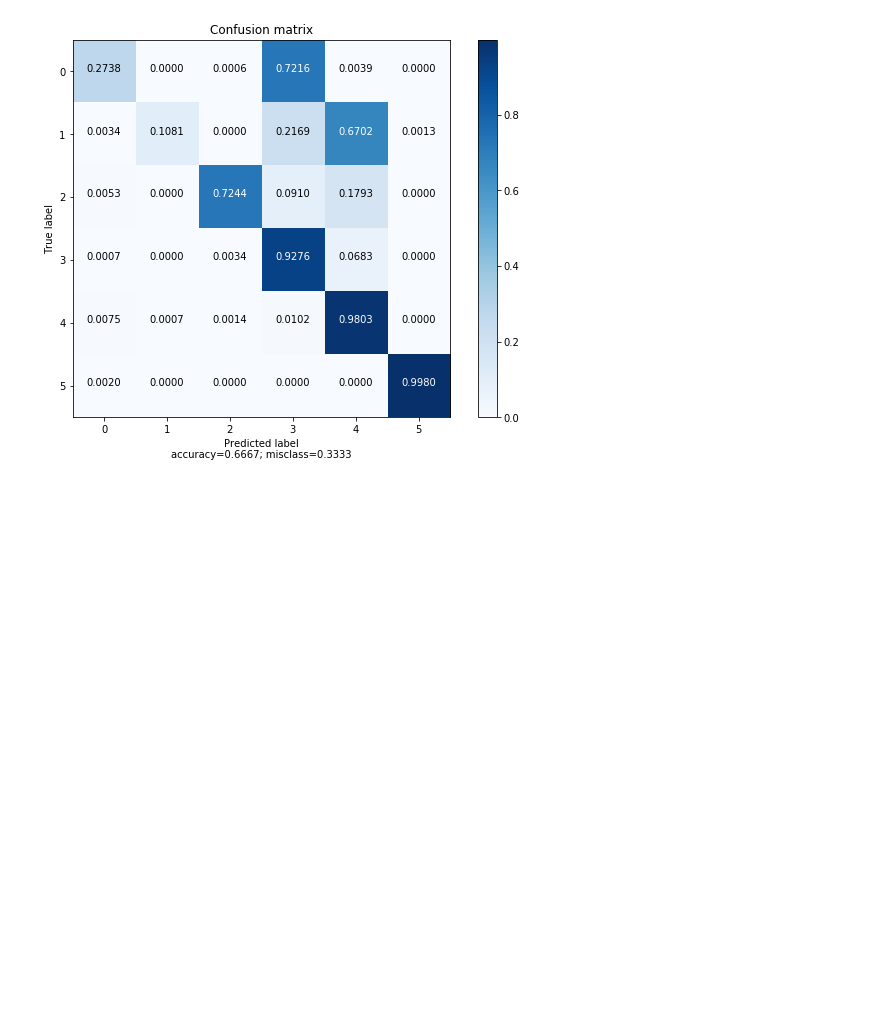
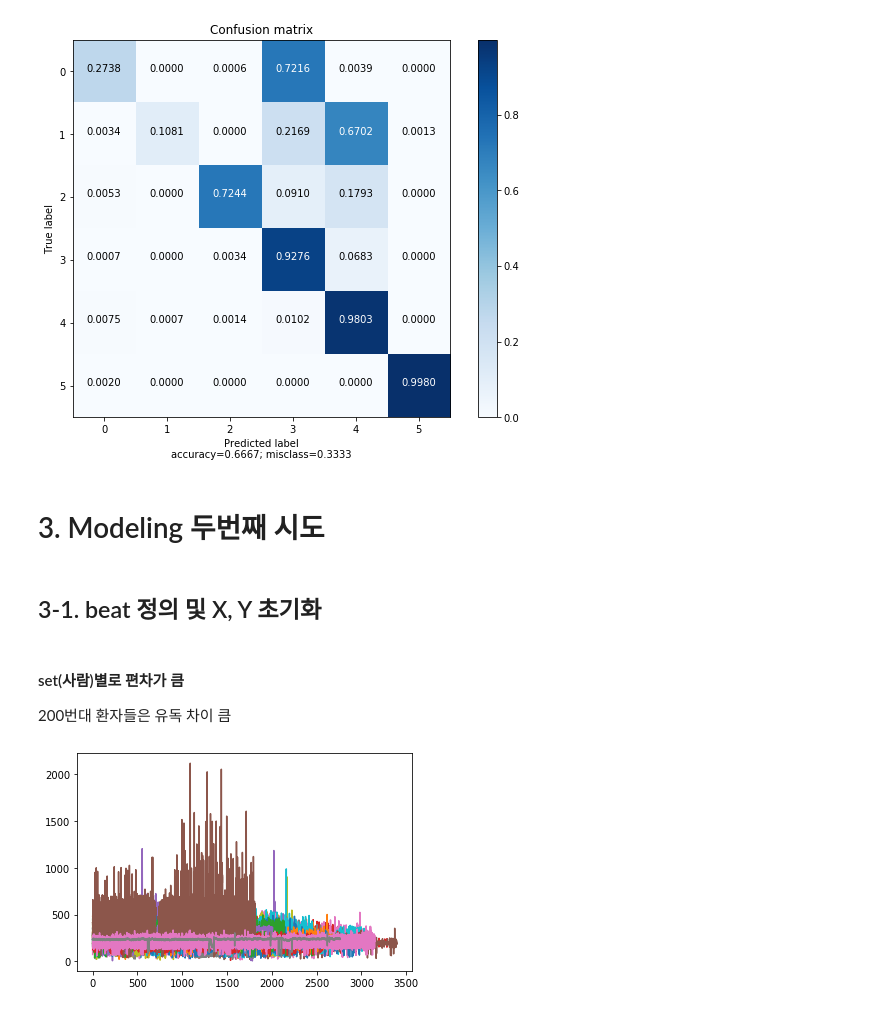
Before and after one commit to FrancisBacon95/ECG-Signal-Beat-type-Classifier, a Jupyter notebook: Classification_of_ECG_signals.ipynb, the cells around one changed output. Drawn from its saved outputs; the diff is of its cells as text; code cells hidden in the pictures; blank space fills up the shorter version.

```diff
--- a/Classification_of_ECG_signals.ipynb
+++ b/Classification_of_ECG_signals.ipynb
@@ -8,7 +8,7 @@ import matplotlib.pyplot as plt
 # %% [markdown]
 ## 1-1. hyper-parameter 정의
 # %%
-path="C:/Users/franc/OneDrive/바탕 화면/(록스)mitbih_database/"
+path="./(록스)mitbih_database/"
 window_size=160
 maximum_counting=10000
 
@@ -288,3 +284,55 @@ def plot_confusion_matrix(cm, target_names=None, cmap=None, normalize=True, labe
 plot_confusion_matrix(cnf_matrix, target_names=None, cmap=None, normalize=True, labels=True, title='Confusion matrix')
 # %% [output]
 [figure]
+# %% [markdown]
+# 3. Modeling 두번째 시도
+# %%
+path="./(록스)mitbih_database/"
+window_size=160
+maximum_counting=10000
+
+classes=['N','L','R','A','V','/']
+n_classes=len(classes)
+count_classes=[0]*n_classes
+X,Y=[],[]
+# %%
+filenames= os.listdir(path)
+records,annotations=[],[]
+for f in filenames:
+    if f.split('.')[1]=='txt':
+        annotations.append(path+f)
+    else:
+        records.append(path+f)
+# %% [markdown]
+## 3-1. beat 정의 및 X, Y 초기화
+# %% [markdown]
+#### set(사람)별로 편차가 큼
+200번대 환자들은 유독 차이 큼
+# %%
+import matplotlib.pyplot as plt
+
+filenames= os.listdir(path)
+records,annotations=[],[]
+for f in filenames:
+    if f.split('.')[1]=='txt':
+        annotations.append(path+f)
+    else:
+        records.append(path+f)
+
+avg_list=[]
+for i in range(len(annotations)):
+    annotation=open(annotations[i],'r')
+    lines=annotation.readlines()
+    a_list=[]
+    for i in range(3,len(lines)):
+        now=list(filter(None,lines[i].split(" ")))[1]
+        before=list(filter(None,lines[i-1].split(" ")))[1]
+        a_list.append(int(now)-int(before))
+
+    plt.plot(range(0,len(a_list)),a_list)
+
+    a_array=np.array(a_list)
+    avg=np.mean(a_array)
+    avg_list.append(avg)
+# %% [output]
+[figure, added]
```
Also changed, not shown: parts of 27 cells of this notebook.
